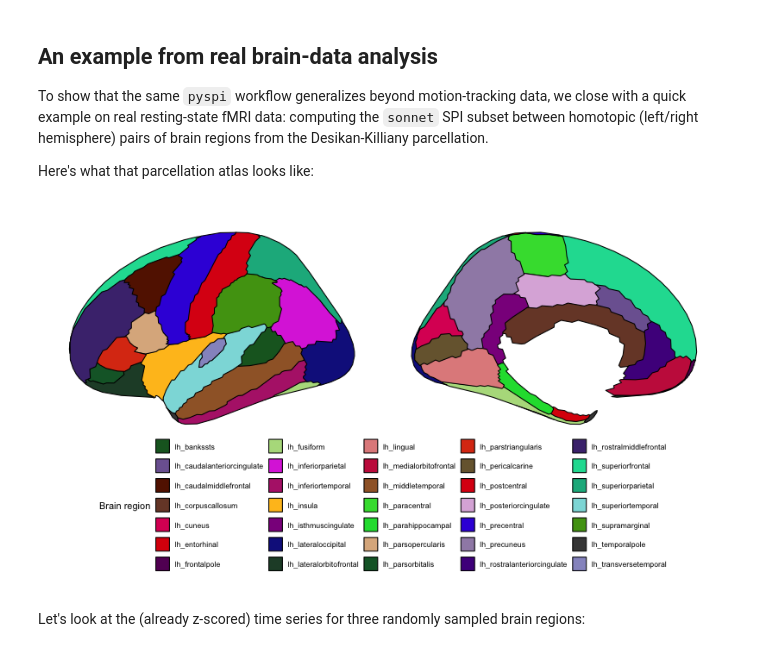
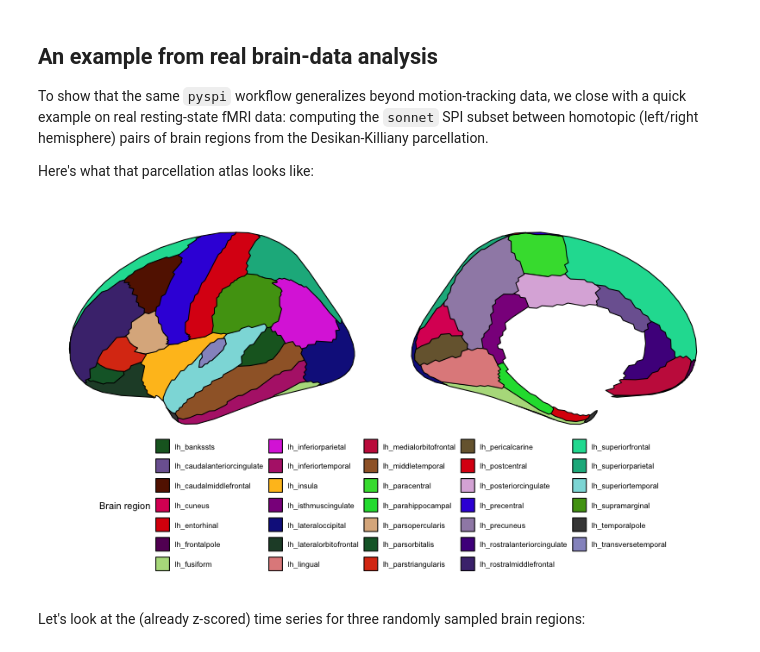
Before and after one commit to anniegbryant/MDIG2026_pyspi_tutorial, a Jupyter notebook: MDIG2026_pyspi_tutorial.ipynb, the cells around one changed output. Saved outputs shown, nothing was run; the diff lists cells and outputs as text; code cells hidden in the pictures.

```diff
--- a/MDIG2026_pyspi_tutorial.ipynb
+++ b/MDIG2026_pyspi_tutorial.ipynb
@@ -574,14 +555,15 @@ Here's what that parcellation atlas looks like:
 # %%
 %%R -w 800 -h 450
 
 ggplot() +
-  geom_brain(atlas = dk(), hemi = 'left', view = c('medial', 'lateral'), show.legend = TRUE,
-             linewidth = 0.5, colour = 'black') +
+  geom_brain(atlas = atlas_region_remove(dk(), c("corpuscallosum")),
+             hemi = 'left', view = c('medial', 'lateral'),
+             show.legend = TRUE, linewidth = 0.5, colour = 'black') +
   theme_void() +
   labs(fill='Brain region') +
   theme(legend.position = "bottom")
 # %% [output]
-[figure, old version]
+[figure, new version]
 # %% [markdown]
 Let's look at the (already z-scored) time series for three randomly sampled brain regions:
 # %%
```
Also changed, not shown: parts of 6 cells of this notebook.
